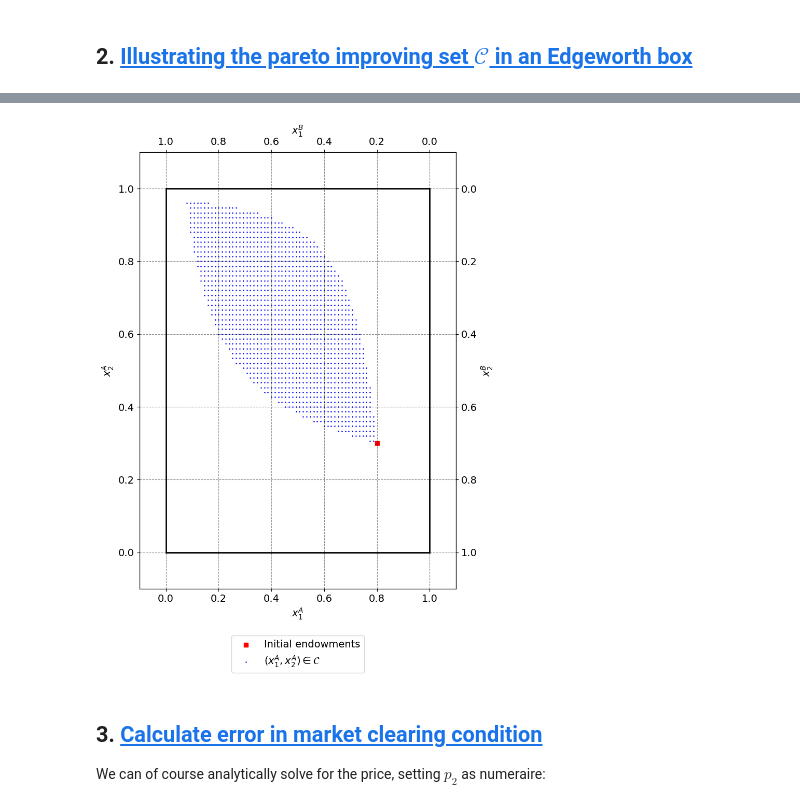
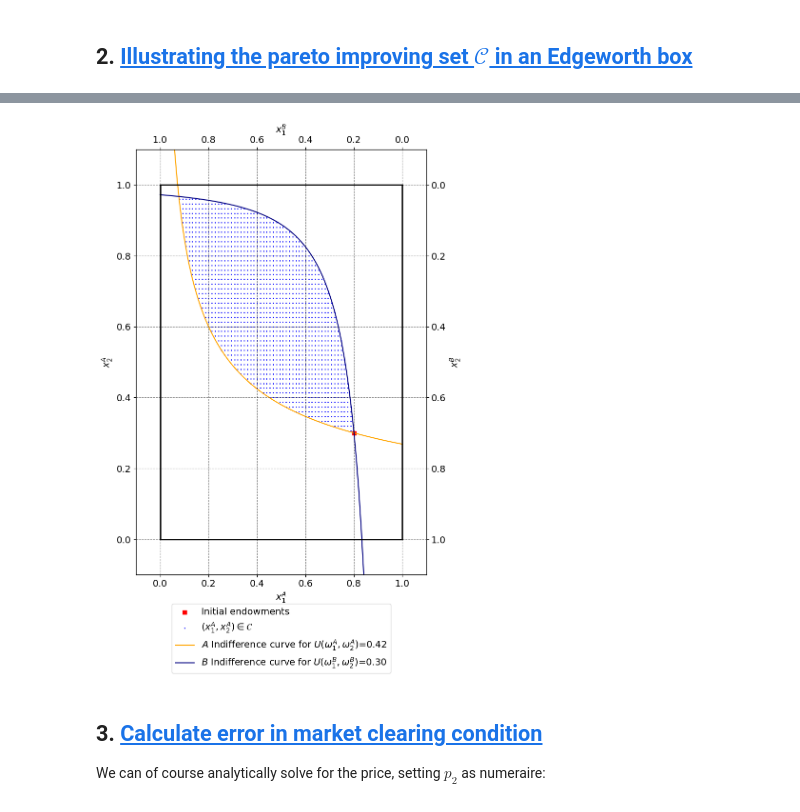
Before and after one commit to NumEconCopenhagen/projects-2024-jbh, a Jupyter notebook: inauguralproject/inauguralproject.ipynb, the cells around one changed output, grey strips where cells are left out. Drawn from its saved outputs; the diff is of its cells as text; code cells hidden in the pictures.

```diff
--- a/inauguralproject/inauguralproject.ipynb
+++ b/inauguralproject/inauguralproject.ipynb
@@ -68,60 +83,71 @@ Alpha=0.3333333333333333, Beta=0.6666666666666666
 # %%
-
 # a. total endowment
 w1bar = 1.0
 w2bar = 1.0
 
 # b. figure set up
-fig_A,ax_A = plt.subplots(figsize=(8,11),tight_layout=True)
+fig_A, ax_A = plt.subplots(figsize=(8, 12), tight_layout=True)
 
 ax_A.set_xlabel("$x_1^A$")
 ax_A.set_ylabel("$x_2^A$")
 
 temp = ax_A.twinx()
 temp.set_ylabel("$x_2^B$")
 ax_B = temp.twiny()
 ax_B.set_xlabel("$x_1^B$")
 ax_B.invert_xaxis()
 ax_B.invert_yaxis()
 
 # A
-ax_A.scatter(model.par.w1A,model.par.w2A,marker='s',color='r',label='Initial endowments')
-
-# Initial endowments
-omega_a1 = model.par.w1A
-omega_a2 = model.par.w2A
-omega_b1 = 1-model.par.w1A
-omega_b2 = 1-model.par.w2A
+ax_A.scatter(model.par.w1A, model.par.w2A, marker='s', color='r', label='Initial endowments')
 
 # Generate point grids
 N = 75
-x_a1 = np.linspace(0,1,N+1)
-x_a2 = np.linspace(0,1,N+1)
+x_a1 = np.linspace(0, 1, N + 1)
+x_a2 = np.linspace(0, 1, N + 1)
+
+# Define the initial endowments for comparison
+omega_a1, omega_a2 = model.par.w1A, model.par.w2A
+omega_b1, omega_b2 = 1 - omega_a1, 1 - omega_a2
 
 # Define the set C
 C = [
     (xA1, xA2) for xA1 in x_a1 for xA2 in x_a2
     if model.utility_A(xA1, xA2) >= model.utility_A(omega_a1, omega_a2)
     and model.utility_B(1 - xA1, 1 - xA2) >= model.utility_B(omega_b1, omega_b2)
 ]
 
 # Plot C
 ax_A.scatter([point[0] for point in C], [point[1] for point in C], marker='o', color='b', label=r'$(x_1^A, x_2^A) \in \mathcal{C}$', s=0.7)
 
-# limits
-ax_A.plot([0,w1bar],[0,0],lw=2,color='black')
-ax_A.plot([0,w1bar],[w2bar,w2bar],lw=2,color='black')
-ax_A.plot([0,0],[0,w2bar],lw=2,color='black')
-ax_A.plot([w1bar,w1bar],[0,w2bar],lw=2,color='black')
+# Calculate the utility levels for the initial endowments
+u_A = model.utility_A(omega_a1, omega_a2)
+u_B = model.utility_B(omega_b1, omega_b2)
+
+# Calculate the indifference curves
+x1_vals = np.linspace(0.01, 1, 100)
+x2_vals_A = model.indifference_curve_A(u_A, x1_vals)
+x2_vals_B = model.indifference_curve_B(u_B, x1_vals)
+
+# Plot the indifference curves
+ax_A.plot(x1_vals, x2_vals_A, label=fr'$A$ Indifference curve for $U(\omega_1^A, \omega_2^A$)={u_A:.2f}', color='orange')
+ax_A.plot(1 - x1_vals, 1 - x2_vals_B, label=fr'$B$ Indifference curve for $U(\omega_1^B, \omega_2^B$)={u_B:.2f}', color='navy')
+
+# Limits and lines
+ax_A.plot([0, w1bar], [0, 0], lw=2, color='black')
+ax_A.plot([0, w1bar], [w2bar, w2bar], lw=2, color='black')
+ax_A.plot([0, 0], [0, w2bar], lw=2, color='black')
+ax_A.plot([w1bar, w1bar], [0, w2bar], lw=2, color='black')
 
 ax_A.set_xlim([-0.1, w1bar + 0.1])
 ax_A.set_ylim([-0.1, w2bar + 0.1])
 ax_B.set_xlim([w1bar + 0.1, -0.1])
 ax_B.set_ylim([w2bar + 0.1, -0.1])
 
-legend = ax_A.legend(loc='center',bbox_to_anchor=(.5,-.15))
+legend = ax_A.legend(loc='center', bbox_to_anchor=(.5, -0.15))
+plt.show()
 # %% [output]
-[figure, old version]
+[figure, new version]
 # %% [markdown]
 ## 3. <a id='toc3_'></a>[Calculate error in market clearing condition](#toc0_)
 
```
Also changed, not shown: parts of 9 cells of this notebook, 1 other file.
